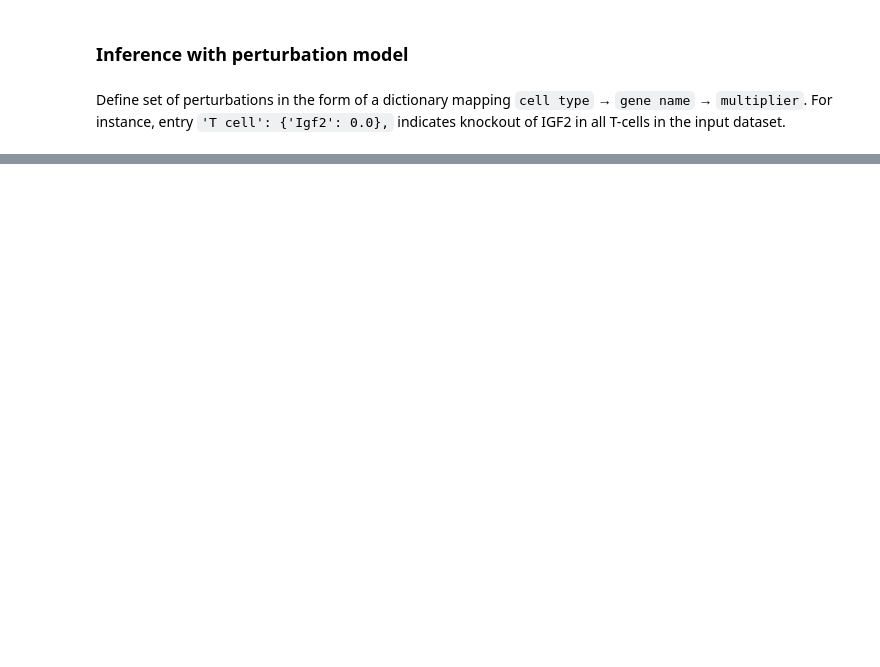
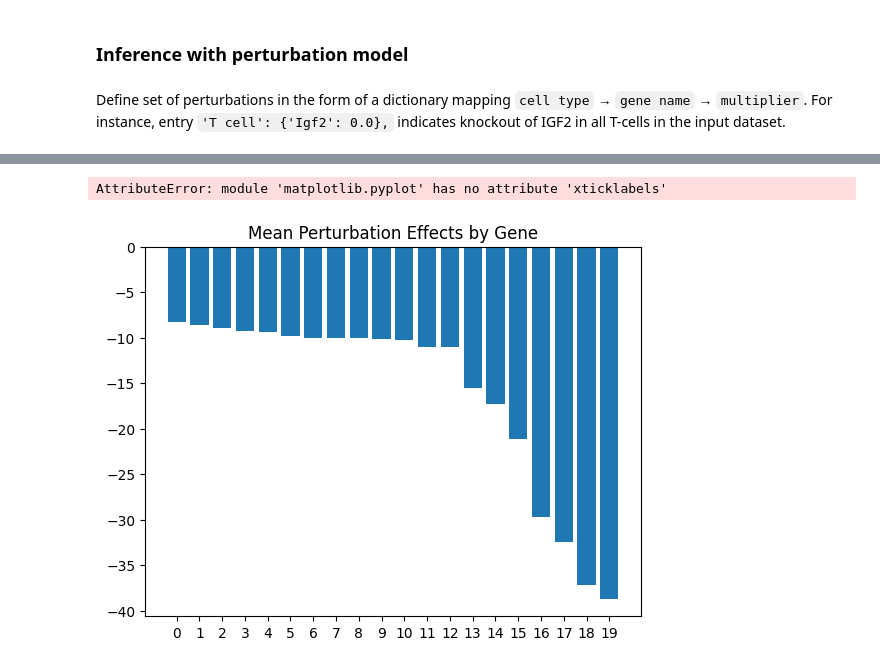
Before and after one commit to abuendia/spatial-prop, a Jupyter notebook: notebooks/api_demo.ipynb, the cells around one changed output, grey strips where cells are left out. Drawn from its saved outputs; the diff is of its cells as text; code cells hidden in the pictures; blank space fills up the shorter version.

```diff
--- a/notebooks/api_demo.ipynb
+++ b/notebooks/api_demo.ipynb
@@ -63,0 +193,8 @@ adata_perturbed = predict_perturbation_effects(
+# %%
+    plt.bar(range(len(gene_indices)), gene_effects[gene_indices])
+    plt.title('Mean Perturbation Effects by Gene')
+    plt.xticks(range(len(gene_indices)))
+    plt.xticklabels(genes, rotation=45)
+# %% [output]
+AttributeError: module 'matplotlib.pyplot' has no attribute 'xticklabels'
+[figure, added]
```
Also changed, not shown: parts of 19 cells of this notebook, 4 other files.
